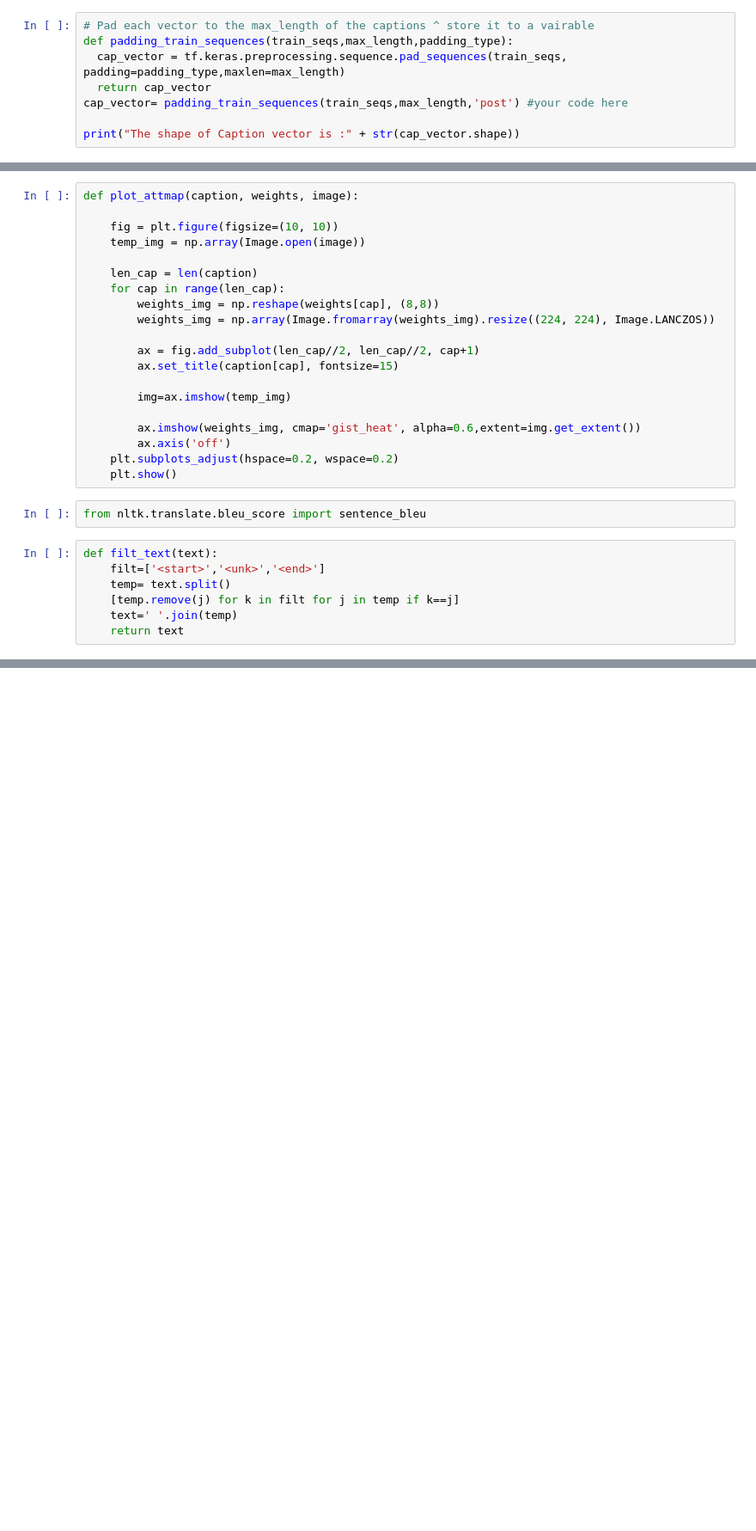
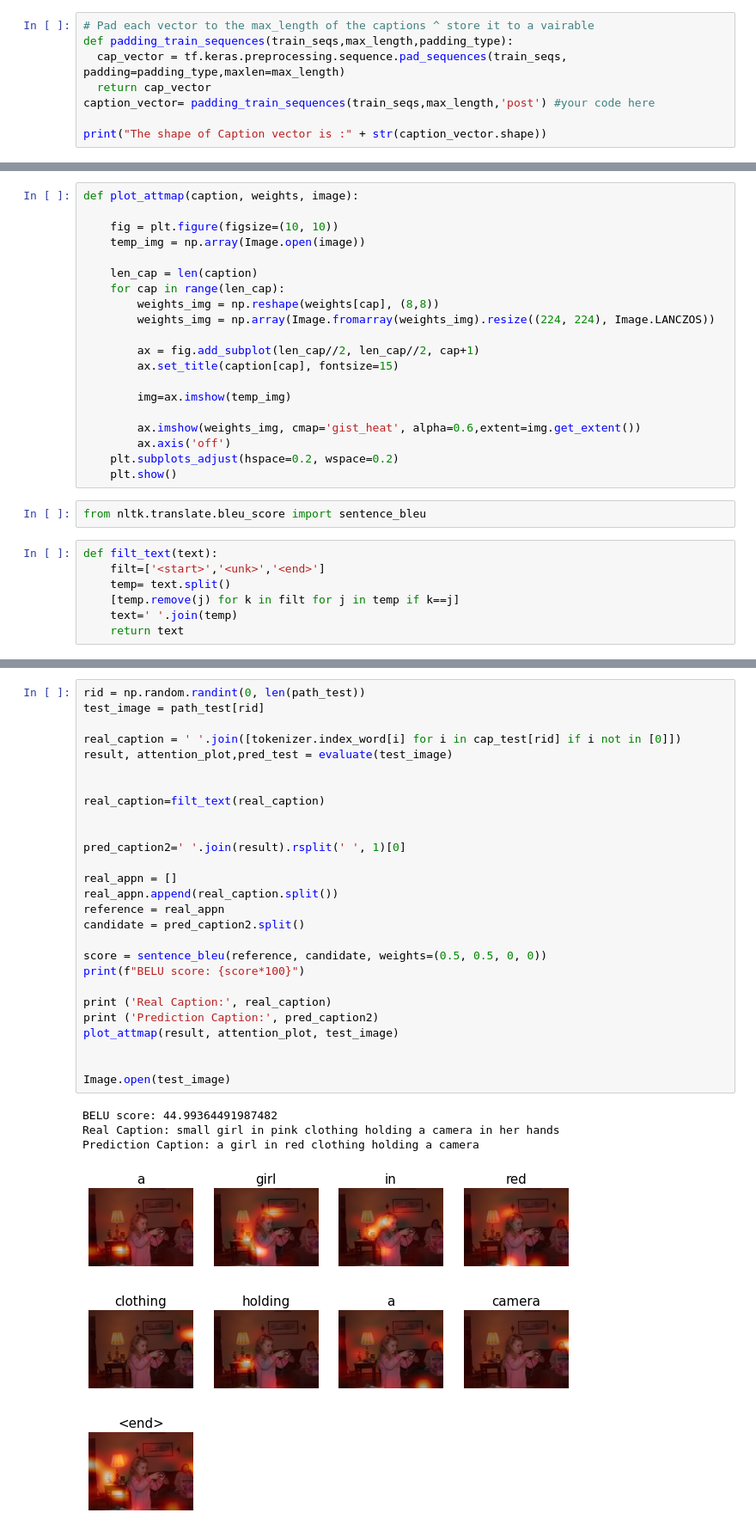
Before and after one commit to yarrasree/Eye_for_Blind, a Jupyter notebook: Eye_for_blind_Starter_code.ipynb, the cells around one changed output, grey strips where cells are left out. Shown at 86% size. Cells and saved outputs as stored; diff of their text form; blank space fills up the shorter version.

```diff
--- a/Eye_for_blind_Starter_code.ipynb
+++ b/Eye_for_blind_Starter_code.ipynb
@@ -257,6 +420,6 @@ max_l= max_length
 def padding_train_sequences(train_seqs,max_length,padding_type):
   cap_vector = tf.keras.preprocessing.sequence.pad_sequences(train_seqs, padding=padding_type,maxlen=max_length)
   return cap_vector
-cap_vector= padding_train_sequences(train_seqs,max_length,'post') #your code here
+caption_vector= padding_train_sequences(train_seqs,max_length,'post') #your code here
 
-print("The shape of Caption vector is :" + str(cap_vector.shape))
+print("The shape of Caption vector is :" + str(caption_vector.shape))
@@ -685,0 +1055,32 @@ print(captions)
+# %%
+rid = np.random.randint(0, len(path_test))
+test_image = path_test[rid]
+
+real_caption = ' '.join([tokenizer.index_word[i] for i in cap_test[rid] if i not in [0]])
+result, attention_plot,pred_test = evaluate(test_image)
+
+
+real_caption=filt_text(real_caption)
+
+
+pred_caption2=' '.join(result).rsplit(' ', 1)[0]
+
+real_appn = []
+real_appn.append(real_caption.split())
+reference = real_appn
+candidate = pred_caption2.split()
+
+score = sentence_bleu(reference, candidate, weights=(0.5, 0.5, 0, 0))
+print(f"BELU score: {score*100}")
+
+print ('Real Caption:', real_caption)
+print ('Prediction Caption:', pred_caption2)
+plot_attmap(result, attention_plot, test_image)
+
+
+Image.open(test_image)
+# %% [output]
+BELU score: 44.99364491987482
+Real Caption: small girl in pink clothing holding a camera in her hands
+Prediction Caption: a girl in red clothing holding a camera
+[figure, added]
```
Also changed, not shown: parts of 55 cells of this notebook.
